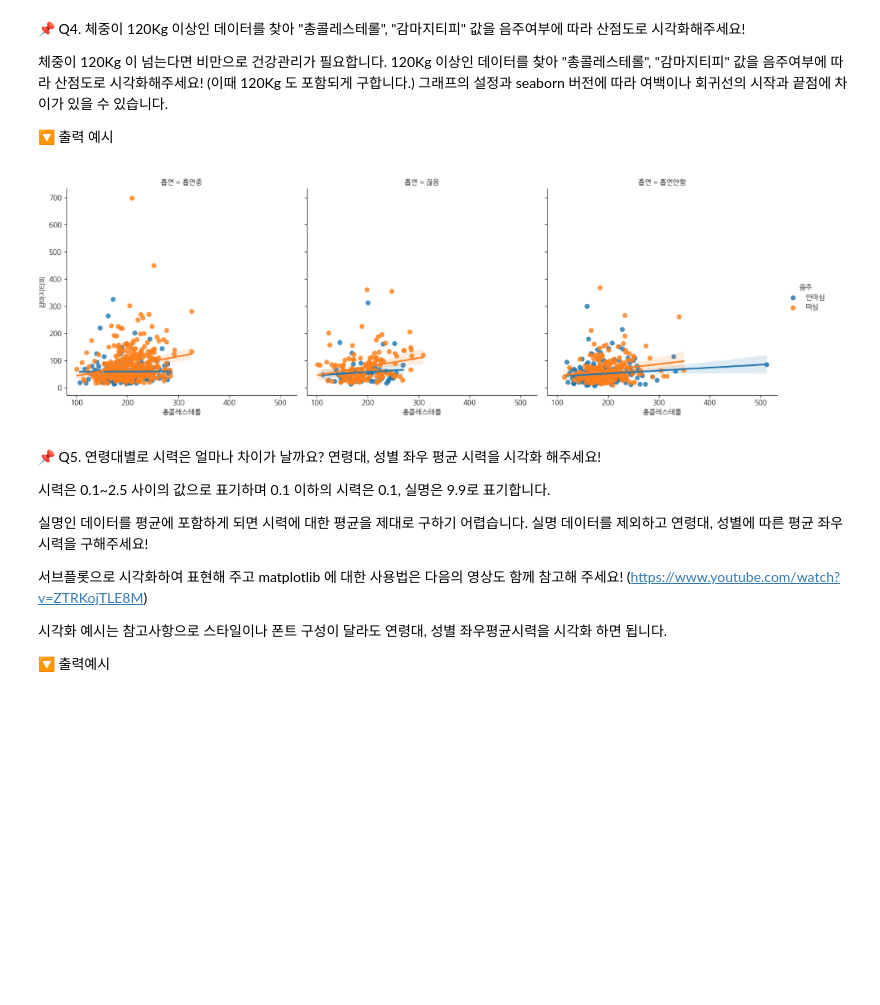
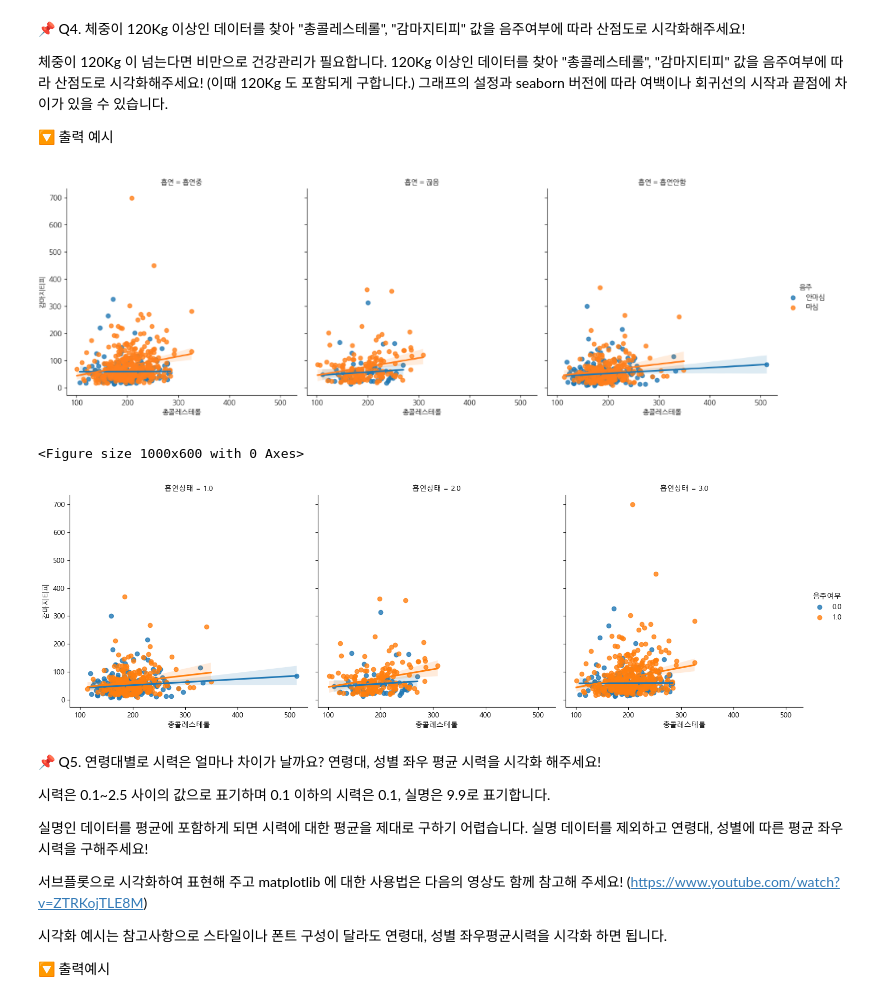
Before and after one commit to croppedeyebrow/CDC_Python_Total_Practice, a Jupyter notebook: boostcouse_data/03.3주차_mission.ipynb, the cells around one changed output. Cells and saved outputs as stored; diff of their text form; code cells hidden in the pictures; blank space fills up the shorter version.

```diff
--- a/boostcouse_data/03.3주차_mission.ipynb
+++ b/boostcouse_data/03.3주차_mission.ipynb
@@ -44,6 +242,31 @@ crosstab 을 사용할 때는 다음의 문서를 참고하여 구해보세요.
 🔽 출력 예시
 
 ![image.png](attachment:image.png)
+# %%
+df = pd.read_csv("https://raw.githubusercontent.com/corazzon/boostcourse-ds-510/master/data/NHIS_OPEN_GJ_2017.CSV.zip",
+                 encoding="cp949")
+
+
+
+
+import pandas as pd
+import seaborn as sns
+import matplotlib.pyplot as plt
+
+# Assuming df is your DataFrame
+# Filter the DataFrame for weights 120 kg or more
+filtered_df = df[df['체중(5Kg 단위)'] >= 120]
+
+# Create the scatter plot
+plt.figure(figsize=(10, 6))
+sns.lmplot(data=filtered_df, x='총콜레스테롤', y='감마지티피', hue='음주여부', col='흡연상태')
+# plt.title('음주 여부에 따른 총콜레스테롤과 감마지티피 산점도')
+plt.xlabel('총콜레스테롤')
+plt.ylabel('감마지티피')
+plt.show()
+# %% [output]
+<Figure size 1000x600 with 0 Axes>
+[figure, added]
 # %% [markdown]
 📌 Q5. 연령대별로 시력은 얼마나 차이가 날까요? 연령대, 성별 좌우 평균 시력을 시각화 해주세요!
 
```
Also changed, not shown: parts of 5 cells of this notebook.
